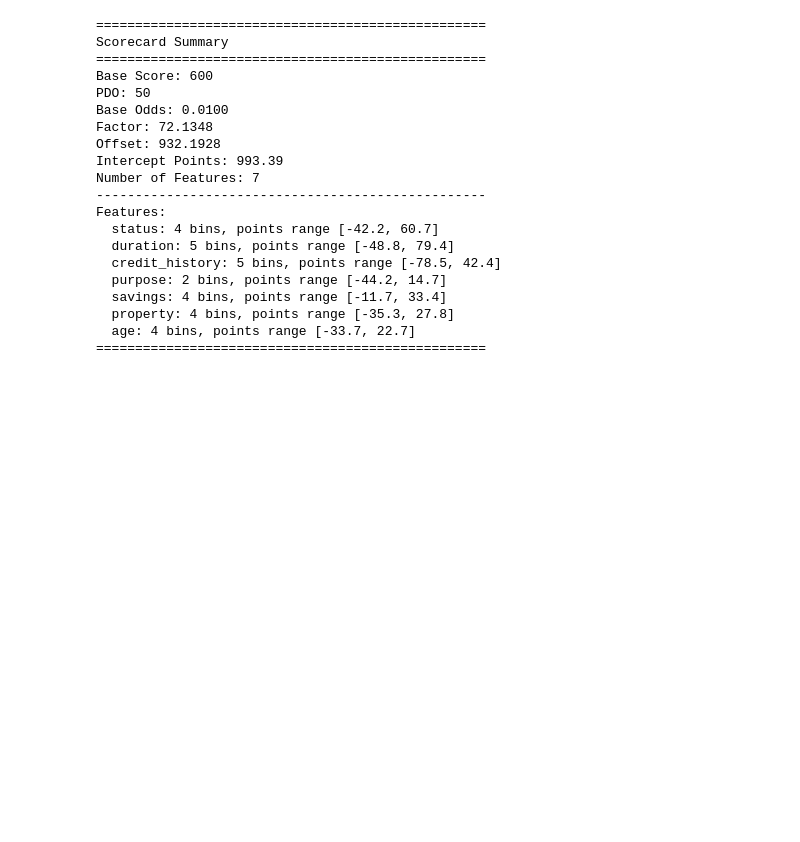
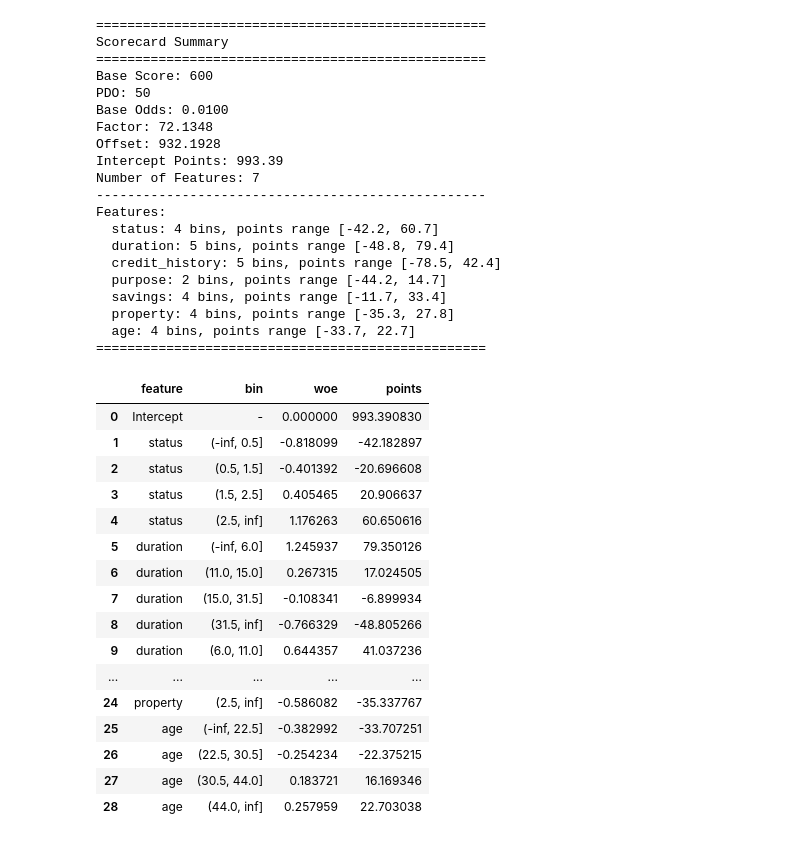
Before and after one commit to harrylyx/newt, a Jupyter notebook: examples/01-basic-usage.ipynb, the cells around one changed output. Cells and saved outputs as stored; diff of their text form; code cells hidden in the pictures; blank space fills up the shorter version.

```diff
--- a/examples/01-basic-usage.ipynb
+++ b/examples/01-basic-usage.ipynb
@@ -257,3 +271,23 @@ Features:
   property: 4 bins, points range [-35.3, 27.8]
   age: 4 bins, points range [-33.7, 22.7]
 ==================================================
+# %%
+scorecard.export()
+# %% [output]
+|  | feature | bin | woe | points |
+| 0 | Intercept | - | 0.000000 | 993.390830 |
+| 1 | status | (-inf, 0.5] | -0.818099 | -42.182897 |
+| 2 | status | (0.5, 1.5] | -0.401392 | -20.696608 |
+| 3 | status | (1.5, 2.5] | 0.405465 | 20.906637 |
+| 4 | status | (2.5, inf] | 1.176263 | 60.650616 |
+| 5 | duration | (-inf, 6.0] | 1.245937 | 79.350126 |
+| 6 | duration | (11.0, 15.0] | 0.267315 | 17.024505 |
+| 7 | duration | (15.0, 31.5] | -0.108341 | -6.899934 |
+| 8 | duration | (31.5, inf] | -0.766329 | -48.805266 |
+| 9 | duration | (6.0, 11.0] | 0.644357 | 41.037236 |
+| ... | ... | ... | ... | ... |
+| 24 | property | (2.5, inf] | -0.586082 | -35.337767 |
+| 25 | age | (-inf, 22.5] | -0.382992 | -33.707251 |
+| 26 | age | (22.5, 30.5] | -0.254234 | -22.375215 |
+| 27 | age | (30.5, 44.0] | 0.183721 | 16.169346 |
+| 28 | age | (44.0, inf] | 0.257959 | 22.703038 |
```
Also changed, not shown: parts of 2 cells of this notebook, 2 other files.
